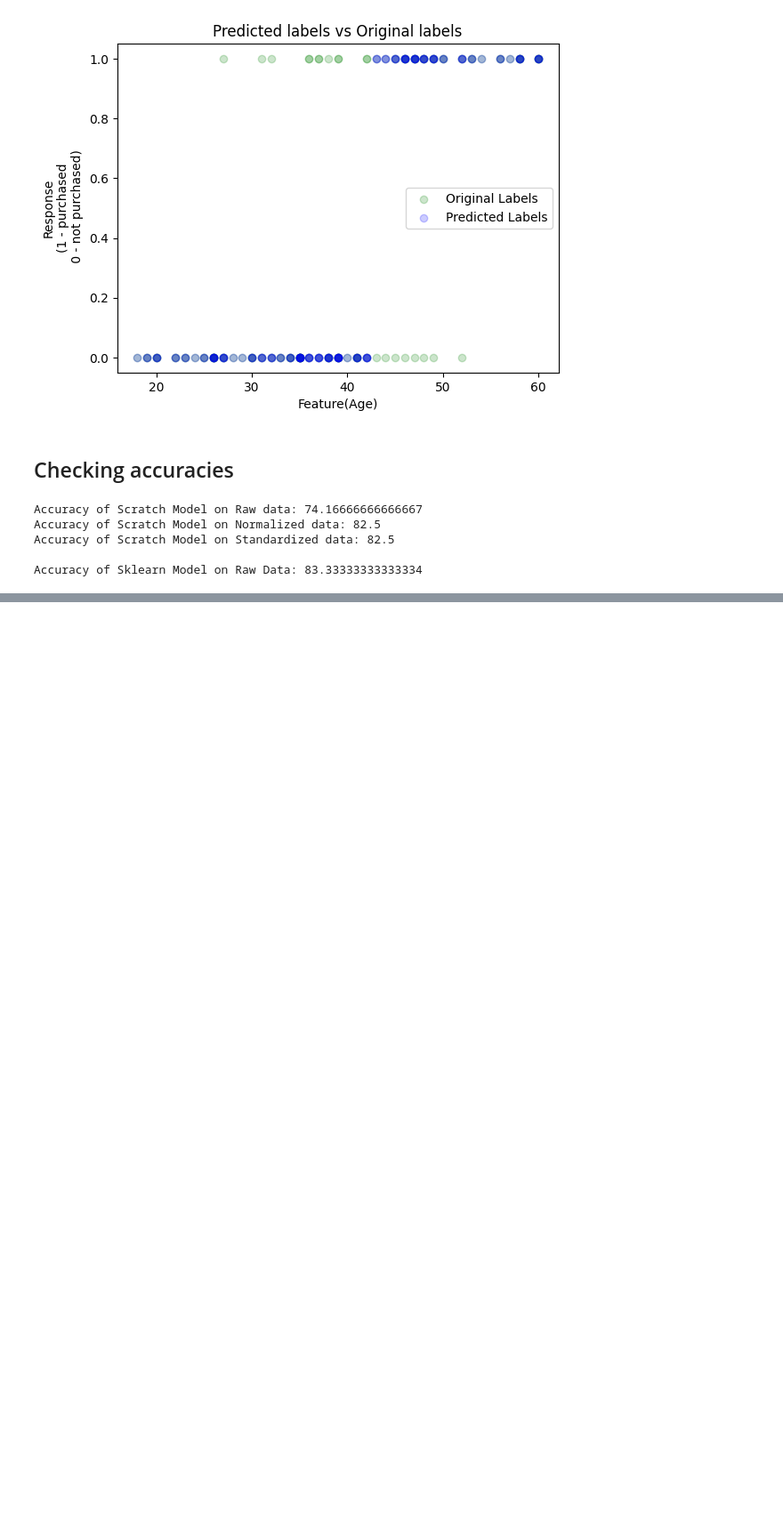
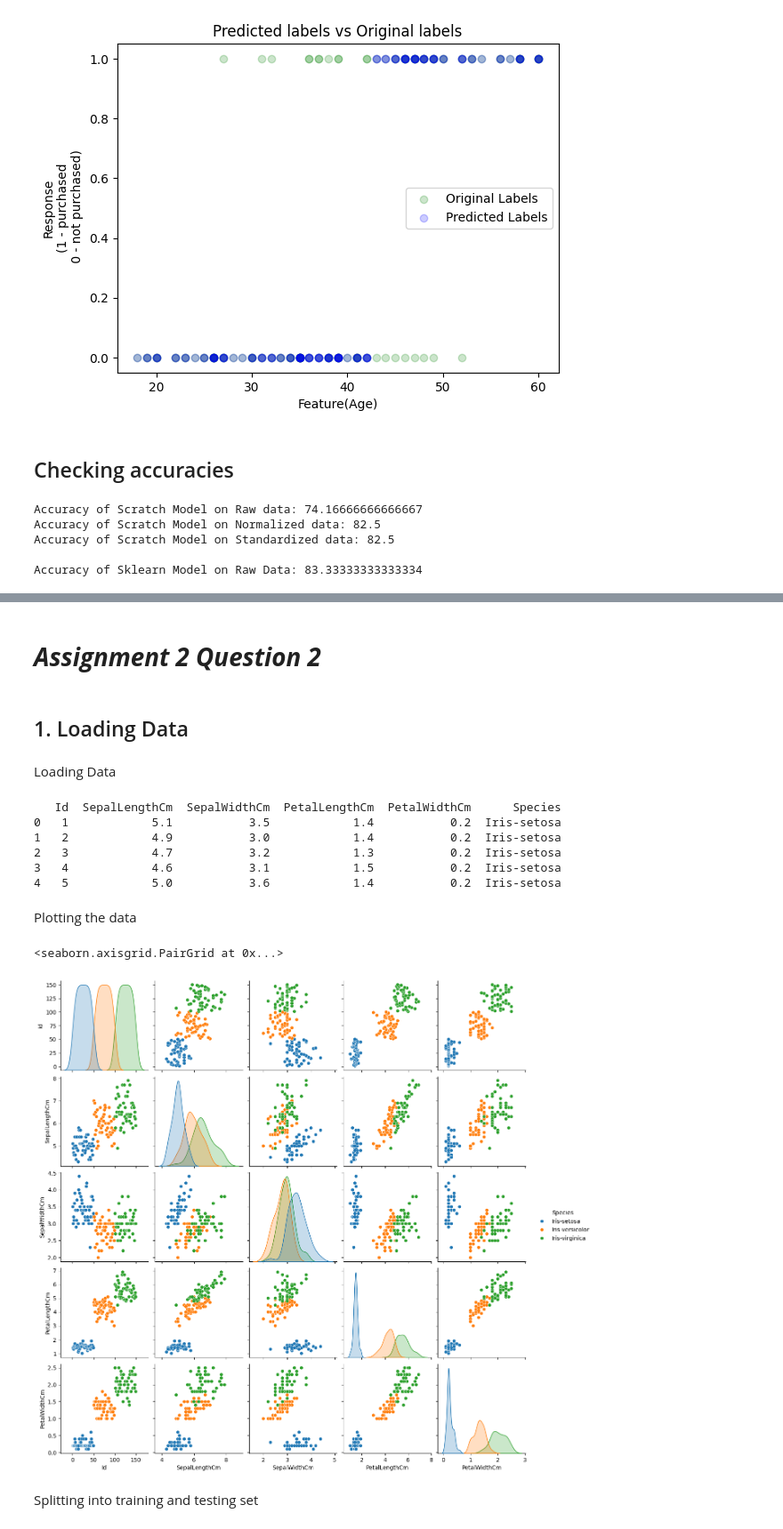
Before and after one commit to qwerty-iitk/DataScienceWinterProject-2023, a Jupyter notebook: 230481_Idhant_Kadela/Assignment2/Assignment2.ipynb, the cells around one changed output, grey strips where cells are left out. Shown at 89% size. Cells and saved outputs as stored; diff of their text form; code cells hidden in the pictures; blank space fills up the shorter version.

Commit message:
Add assignment 2 solution

```diff
--- a/230481_Idhant_Kadela/Assignment2/Assignment2.ipynb
+++ b/230481_Idhant_Kadela/Assignment2/Assignment2.ipynb
@@ -239,3 +240,30 @@ Accuracy of Sklearn Model on Raw Data: 83.33333333333334
 2. Key points of using <ins>Sklearn Model</ins>:
     - You do not have to normalise or standardise data in Sklearn's inbuilt model.
 3. Note \:- The Loss function is <ins>L2 Loss function here</ins> and not the usual binary cross entropy loss function.
+# %% [markdown]
+# ***Assignment 2 Question 2***
+# %% [markdown]
+## 1. Loading Data
+# %% [markdown]
+Loading Data
+# %%
+df = pd.read_csv("Iris.csv")
+# df.drop('Id', axis=1, inplace=True)
+print(df.head())
+# %% [output]
+   Id  SepalLengthCm  SepalWidthCm  PetalLengthCm  PetalWidthCm      Species
+0   1            5.1           3.5            1.4           0.2  Iris-setosa
+1   2            4.9           3.0            1.4           0.2  Iris-setosa
+2   3            4.7           3.2            1.3           0.2  Iris-setosa
+3   4            4.6           3.1            1.5           0.2  Iris-setosa
+4   5            5.0           3.6            1.4           0.2  Iris-setosa
+# %% [markdown]
+Plotting the data
+# %%
+%matplotlib inline
+sns.pairplot(df, hue="Species")
+# %% [output]
+<seaborn.axisgrid.PairGrid at 0x...>
+[figure, added]
+# %% [markdown]
+Splitting into training and testing set
```
Also changed, not shown: parts of 27 cells of this notebook, 1 other file.
